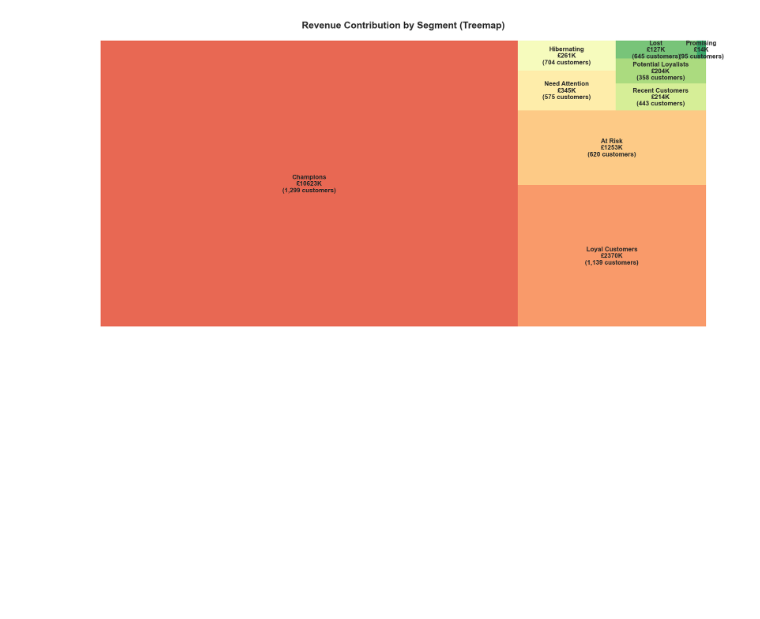
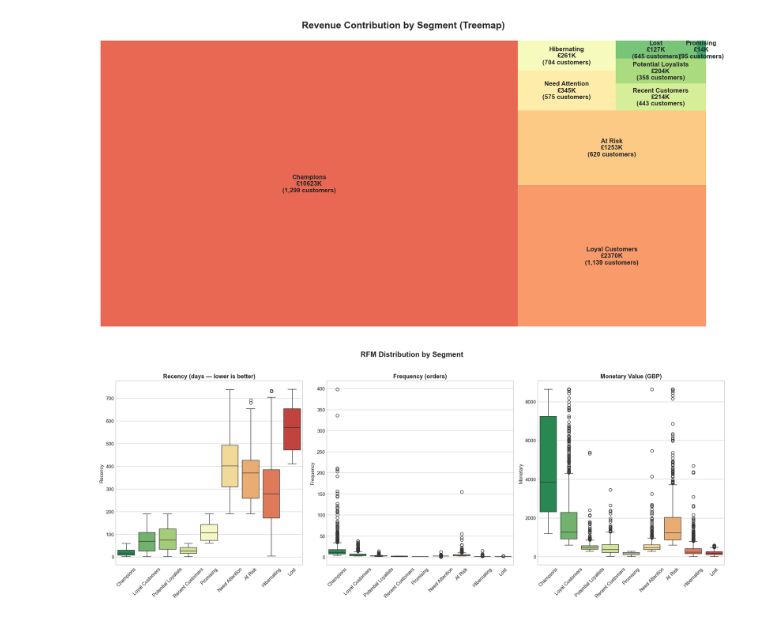
Before and after one commit to Dallenrich/RFM-analysis, a Jupyter notebook: notebooks/05_insights.ipynb, the cells around one changed output. Drawn from its saved outputs; the diff is of its cells as text; code cells hidden in the pictures; blank space fills up the shorter version.

```diff
--- a/notebooks/05_insights.ipynb
+++ b/notebooks/05_insights.ipynb
@@ -147,3 +147,38 @@ plt.savefig('../reports/segment_treemap.png', dpi=120, bbox_inches='tight')
 plt.show()
 # %% [output]
 [figure]
+# %%
+# ─── RFM Box Plots by Segment ──────────────────────────────
+# Box plots show the distribution of R, F, M within each segment
+# This validates our segmentation — Champions should have
+# low recency, high frequency, high monetary
+# If distributions overlap heavily, segments are not well-defined
+
+fig, axes = plt.subplots(1, 3, figsize=(18, 7))
+metrics = ['Recency', 'Frequency', 'Monetary']
+titles  = ['Recency (days — lower is better)',
+           'Frequency (orders)',
+           'Monetary Value (GBP)']
+
+segment_order = ['Champions', 'Loyal Customers', 'Potential Loyalists',
+                 'Recent Customers', 'Promising', 'Need Attention',
+                 'At Risk', 'Cannot Lose Them', 'Hibernating', 'Lost']
+segment_order = [s for s in segment_order if s in rfm['Segment'].unique()]
+
+for ax, metric, title in zip(axes, metrics, titles):
+    data = rfm.copy()
+    if metric == 'Monetary':
+        data[metric] = data[metric].clip(upper=data[metric].quantile(0.95))
+
+    sns.boxplot(data=data, x='Segment', y=metric,
+                order=segment_order, ax=ax, palette='RdYlGn_r')
+    ax.set_title(title, fontsize=12, fontweight='bold')
+    ax.set_xlabel('')
+    ax.tick_params(axis='x', rotation=45)
+
+plt.suptitle('RFM Distribution by Segment', fontsize=15, fontweight='bold', y=1.02)
+plt.tight_layout()
+plt.savefig('../reports/rfm_boxplots.png', dpi=120, bbox_inches='tight')
+plt.show()
+# %% [output]
+[figure, added]
```
Also changed, not shown: parts of 4 cells of this notebook, 1 other file.
